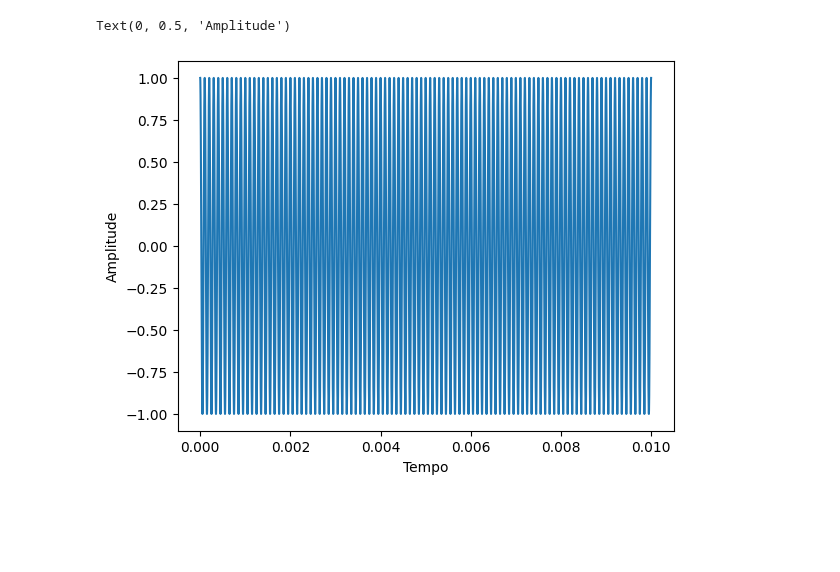
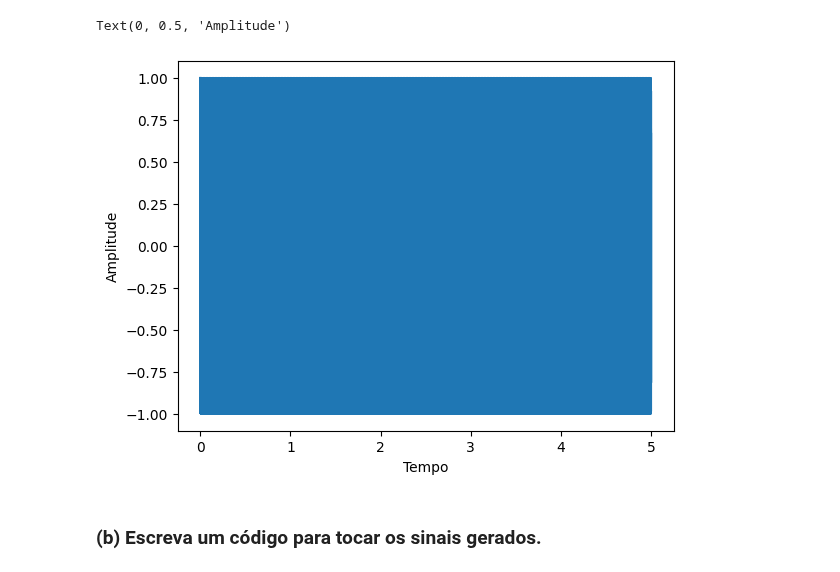
Before and after one commit to RicardoV1e1r4/Processamento_de_Sinais_I, a Jupyter notebook: praticas/pratica01/Python/Exe1.ipynb, the cells around one changed output. Drawn from its saved outputs; the diff is of its cells as text; code cells hidden in the pictures; blank space fills up the shorter version.

Commit message:
Criado usando o Colab Adição dos cógidos que transform o sinais em som

```diff
--- a/praticas/pratica01/Python/Exe1.ipynb
+++ b/praticas/pratica01/Python/Exe1.ipynb
@@ -15,9 +13,9 @@ pede nos itens abaixo:
 # %%
-duracao=0.01
+duracao=5
 fs=44.1e3
 ts=duracao/fs
 f1=500
-f2=5000
+f2=4000
 f3=10000
 time=np.arange(0,duracao, ts)
 # %%
@@ -40,8 +39,12 @@ Text(0, 0.5, 'Amplitude')
 # %%
-plt.plot(time, np.cos(2*np.pi * f3*time))
+y3 = np.cos(2*np.pi * f3*time)
+
+plt.plot(time, y3)
 
 plt.xlabel("Tempo")
 plt.ylabel("Amplitude")
 # %% [output]
 Text(0, 0.5, 'Amplitude')
-[figure, old version]
+[figure, new version]
+# %% [markdown]
+### (b) Escreva um código para tocar os sinais gerados.
```
Also changed, not shown: parts of 9 cells of this notebook.
